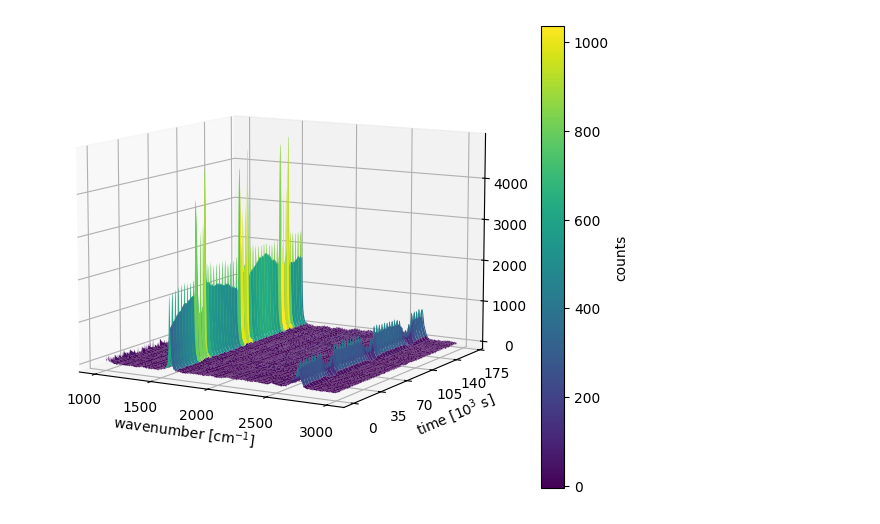
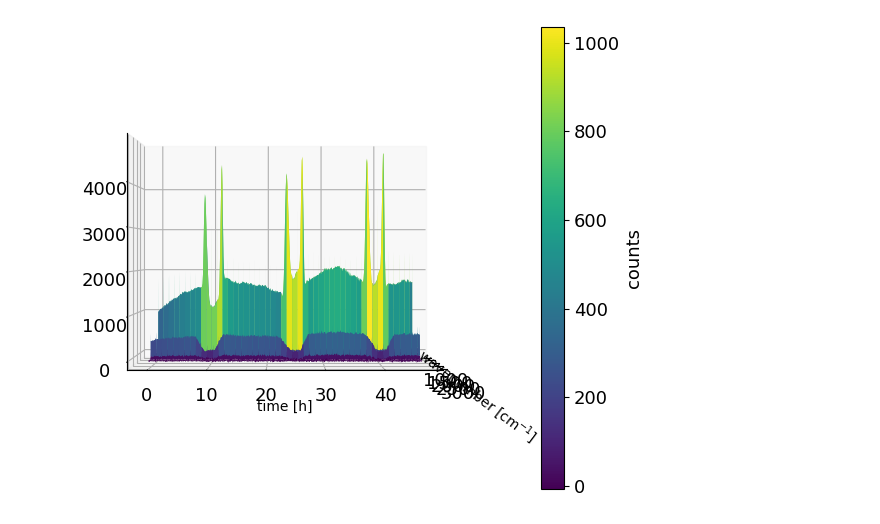
Before and after one commit to KelmendMuriqi/Raman-Spectroscopy, a Jupyter notebook: DataAnalysis.ipynb, the cells around one changed output. Cells and saved outputs as stored; diff of their text form; code cells hidden in the pictures.

```diff
--- a/DataAnalysis.ipynb
+++ b/DataAnalysis.ipynb
@@ -20,6 +18,8 @@ class DataAnalysis:
                 self.dict['wave'] = []
                 self.dict['counts'] = []
                 for row in file:
+                    if row == '\n':
+                        continue
                     if row[0].isspace():
                         wave = row.split('\t')[1:]
                         wave = [float(wavenumber) for wavenumber in wave]
@@ -37,7 +37,6 @@ class DataAnalysis:
                 self.dict['current'] = []
                 for row in file:
                     if row[0].isnumeric():
-                        #rowi = row.replace('\n','').split('\t')
                         rowi = row.split('\t')
                         self.dict['time'].append(float(rowi[0]))
                         self.dict['volt'].append(float(rowi[1]))
@@ -58,28 +57,46 @@ class DataAnalysis:
     def get_current(self):
         return np.array(self.dict['current'])
 
+    def set_counts(self, counts_path):
+        maxrows = len(self.dict['time'])
+        counter = 0
+        self.dict['counts'] = []
+        with open(counts_path, 'r') as file:
+            skip_first = True
+            for row in file:
+                if skip_first:
+                    skip_first = False
+                    continue
+                rowi = row.split('\t')
+                counts = [float(count) for count in rowi]
+                self.dict['counts'].append(counts)
+                counter += 1
+                if maxrows==counter:
+                    break
+
+
 Operando_red = DataAnalysis(Operando_red_path)
 Electric_red = DataAnalysis(Electric_red_path)
 # %%
 start = 0
 fin = -1
-t = Operando_red.get_time()/1000
+t = Operando_red.get_time()/3600
 nu = Operando_red.get_wave()[start:fin]
 nu_grid, t_grid = np.meshgrid(nu, t)
 counts_grid = np.array(Operando_red.get_counts())[:, start:fin]
 xticks = np.arange(1000, 3500, 500)
-yticks = np.arange(0, 210, 35)
+yticks = np.arange(0, 41, 10)
 fig = plt.figure(figsize=(8,6))
 #plt.contourf(t_grid, nu_grid, counts_grid, cmap='inferno', levels=100)
 ax = fig.add_subplot(111, projection='3d')
 surf = ax.plot_surface(nu_grid, t_grid, counts_grid, cmap='viridis')
 fig.colorbar(surf, label='counts')
-ax.view_init(elev=10, azim=-60)
+ax.view_init(elev=0, azim=0)
 plt.xlabel(r'wavenumber [cm$^{-1}$]', fontsize=10)
-plt.ylabel(r'time [$10^3$ s]', fontsize=10)
+plt.ylabel(r'time [h]', fontsize=10)
 plt.xticks(xticks)
 plt.yticks(yticks)
 plt.show()
 # %% [output]
-[figure, old version]
+[figure, new version]
 # %%
```
Also changed, not shown: parts of 14 cells of this notebook, 15 other files.
